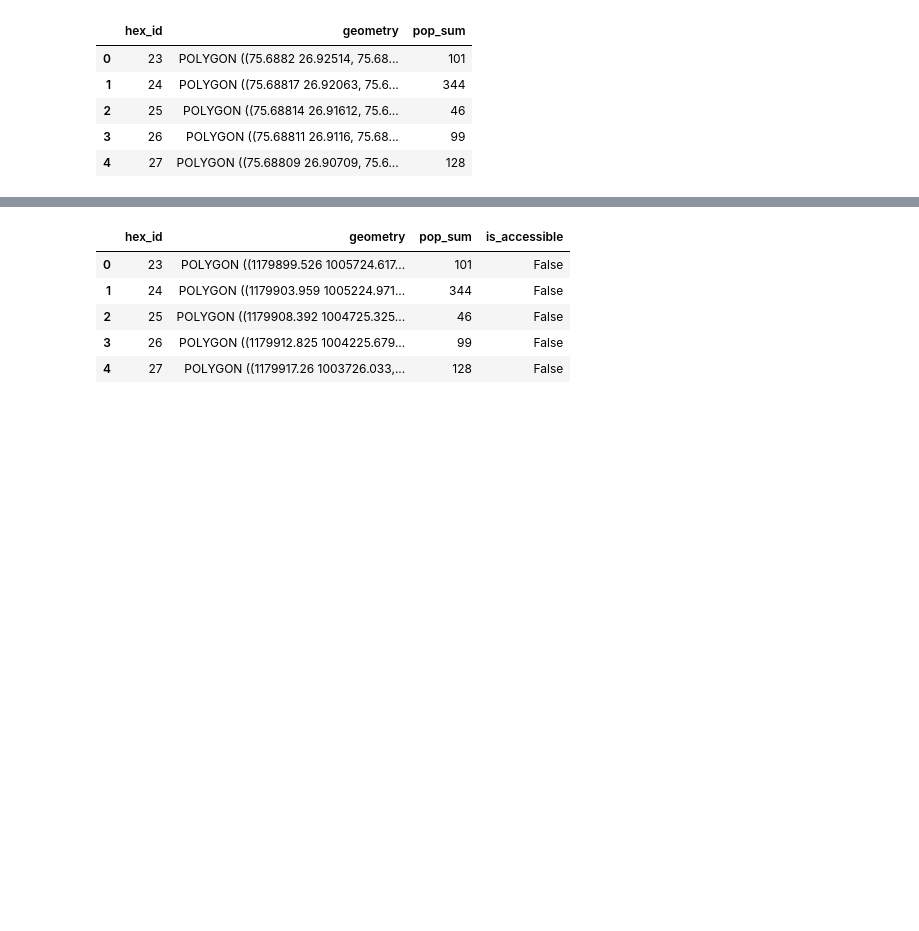
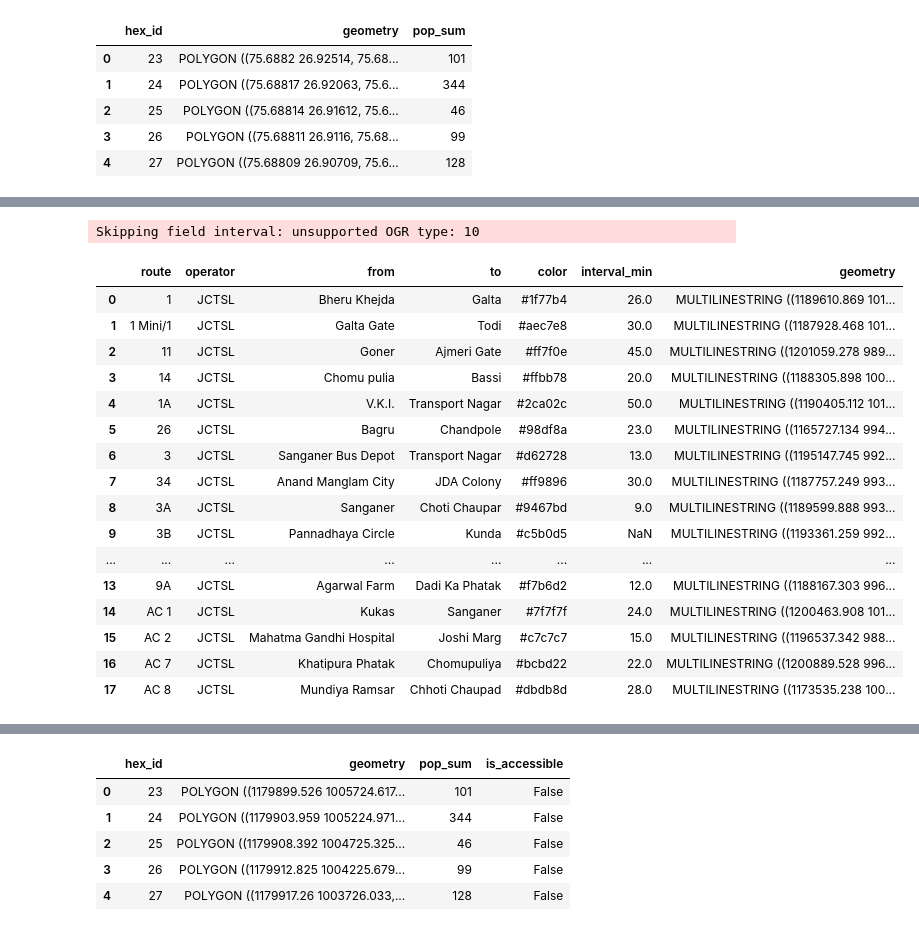
Before and after one commit to shaunhoang/mobility-dash, a Jupyter notebook: bin/data-analysis/transportaccessibility.ipynb, the cells around one changed output, grey strips where cells are left out. Cells and saved outputs as stored; diff of their text form; code cells hidden in the pictures; blank space fills up the shorter version.

```diff
--- a/bin/data-analysis/transportaccessibility.ipynb
+++ b/bin/data-analysis/transportaccessibility.ipynb
@@ -28,7 +28,10 @@ df_ward.head()
 # %%
 #load bus and metro stops
 bus_stops = gpd.read_file('../../public/data/mapMain/bus_stops.geojson')
+bus_routes = gpd.read_file('../../public/data/mapMain/bus_routes.geojson')
 metro_stations = gpd.read_file('../../public/data/mapMain/metro_stations.geojson')
+# %% [output]
+Skipping field interval: unsupported OGR type: 10
 # %%
 # Projected crs
 bus_stops.to_crs('EPSG:7774', inplace=True)
@@ -35,3 +39,54 @@ bus_stops.to_crs('EPSG:7774', inplace=True)
 metro_stations.to_crs('EPSG:7774', inplace=True)
 df.to_crs('EPSG:7774', inplace=True)
 df_ward.to_crs('EPSG:7774', inplace=True)
+# %%
+dict_route_interval = {
+'1' : 26,
+'1 Mini/1' : 30,
+'1A' : 50,
+'3' : 13,
+'3A' : 9,
+'6A' : 48,
+'7' : 12,
+'9A' : 12,
+'10B' : 30,
+'11' : 45,
+'14' : 20,
+'15' : 30,
+'16' : 20,
+'23A' : 120,
+'24' : 30,
+'25A' : 180,
+'25B' : 180,
+'26' : 23,
+'27' : 60,
+'28' : 22,
+'30' : 35,
+'32' : 44,
+'34' : 30,
+'AC 1' : 24,
+'AC 2' : 15,
+'AC 7' : 22,
+'AC 8' : 28,
+'RBP-2' : 10,
+}
+bus_routes['interval_min'] = bus_routes['route'].map(dict_route_interval)
+bus_routes
+# %% [output]
+|  | route | operator | from | to | color | interval_min | geometry |
+| 0 | 1 | JCTSL | Bheru Khejda | Galta | #1f77b4 | 26.0 | MULTILINESTRING ((1189610.869 101... |
+| 1 | 1 Mini/1 | JCTSL | Galta Gate | Todi | #aec7e8 | 30.0 | MULTILINESTRING ((1187928.468 101... |
+| 2 | 11 | JCTSL | Goner | Ajmeri Gate | #ff7f0e | 45.0 | MULTILINESTRING ((1201059.278 989... |
+| 3 | 14 | JCTSL | Chomu pulia | Bassi | #ffbb78 | 20.0 | MULTILINESTRING ((1188305.898 100... |
+| 4 | 1A | JCTSL | V.K.I. | Transport Nagar | #2ca02c | 50.0 | MULTILINESTRING ((1190405.112 101... |
+| 5 | 26 | JCTSL | Bagru | Chandpole | #98df8a | 23.0 | MULTILINESTRING ((1165727.134 994... |
+| 6 | 3 | JCTSL | Sanganer Bus Depot | Transport Nagar | #d62728 | 13.0 | MULTILINESTRING ((1195147.745 992... |
+| 7 | 34 | JCTSL | Anand Manglam City | JDA Colony | #ff9896 | 30.0 | MULTILINESTRING ((1187757.249 993... |
+| 8 | 3A | JCTSL | Sanganer | Choti Chaupar | #9467bd | 9.0 | MULTILINESTRING ((1189599.888 993... |
+| 9 | 3B | JCTSL | Pannadhaya Circle | Kunda | #c5b0d5 | NaN | MULTILINESTRING ((1193361.259 992... |
+| ... | ... | ... | ... | ... | ... | ... | ... |
+| 13 | 9A | JCTSL | Agarwal Farm | Dadi Ka Phatak | #f7b6d2 | 12.0 | MULTILINESTRING ((1188167.303 996... |
+| 14 | AC 1 | JCTSL | Kukas | Sanganer | #7f7f7f | 24.0 | MULTILINESTRING ((1200463.908 101... |
+| 15 | AC 2 | JCTSL | Mahatma Gandhi Hospital | Joshi Marg | #c7c7c7 | 15.0 | MULTILINESTRING ((1196537.342 988... |
+| 16 | AC 7 | JCTSL | Khatipura Phatak | Chomupuliya | #bcbd22 | 22.0 | MULTILINESTRING ((1200889.528 996... |
+| 17 | AC 8 | JCTSL | Mundiya Ramsar | Chhoti Chaupad | #dbdb8d | 28.0 | MULTILINESTRING ((1173535.238 100... |
```
Also changed, not shown: parts of 6 cells of this notebook, 5 other files.
